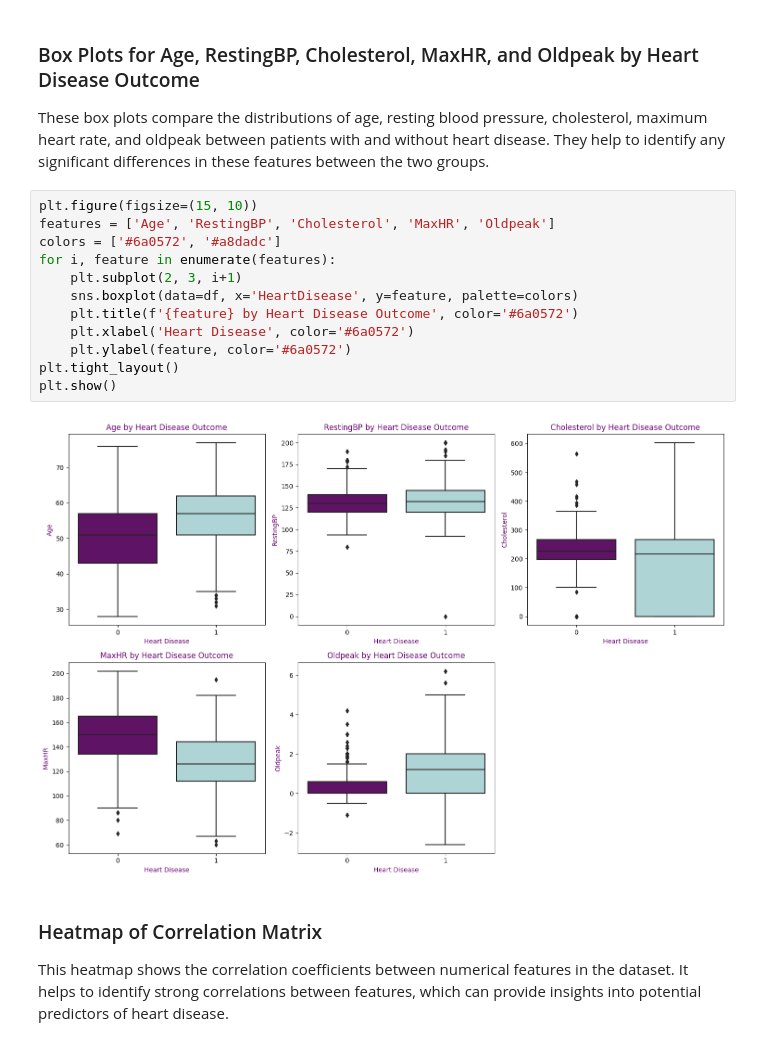
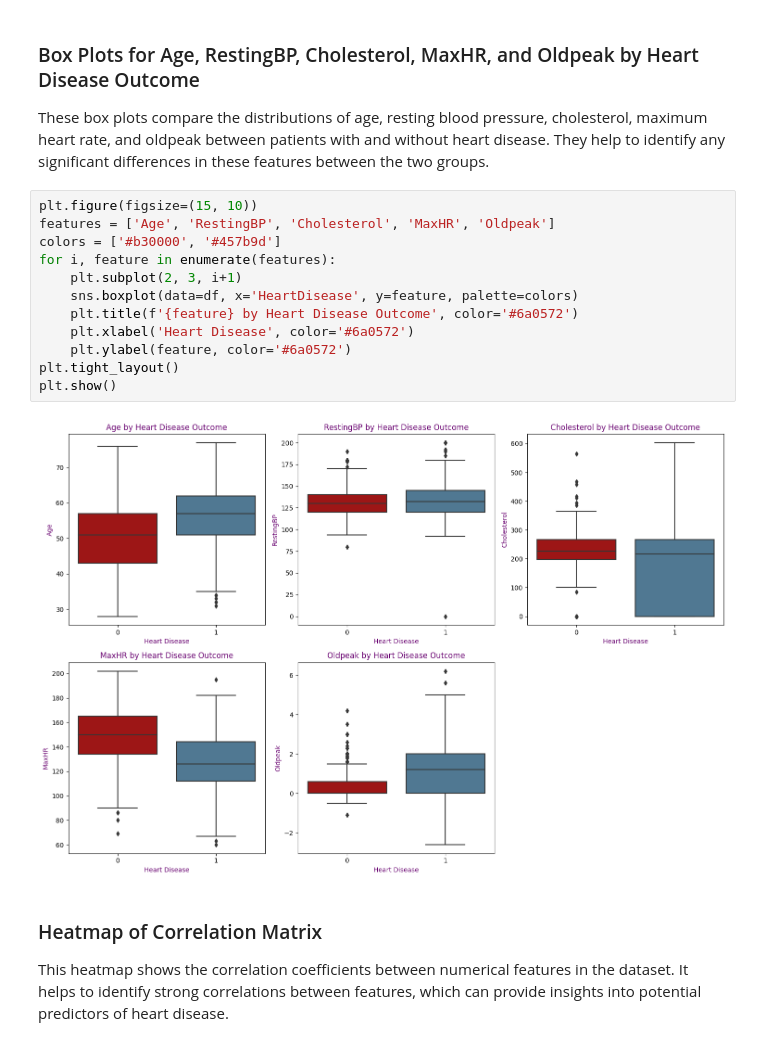
Before and after one commit to syedfaiqueali/CT-562-Machine-Learning, a Jupyter notebook: heart-disease-prediction-using-ann-cnn.ipynb, the cells around one changed output. Drawn from its saved outputs; the diff is of its cells as text.

```diff
--- a/heart-disease-prediction-using-ann-cnn.ipynb
+++ b/heart-disease-prediction-using-ann-cnn.ipynb
@@ -128,17 +128,17 @@ These box plots compare the distributions of age, resting blood pressure, choles
 # %%
 plt.figure(figsize=(15, 10))
 features = ['Age', 'RestingBP', 'Cholesterol', 'MaxHR', 'Oldpeak']
-colors = ['#6a0572', '#a8dadc']
+colors = ['#b30000', '#457b9d']
 for i, feature in enumerate(features):
     plt.subplot(2, 3, i+1)
     sns.boxplot(data=df, x='HeartDisease', y=feature, palette=colors)
     plt.title(f'{feature} by Heart Disease Outcome', color='#6a0572')
     plt.xlabel('Heart Disease', color='#6a0572')
     plt.ylabel(feature, color='#6a0572')
 plt.tight_layout()
 plt.show()
 # %% [output]
-[figure, old version]
+[figure, new version]
 # %% [markdown]
 ### Heatmap of Correlation Matrix
 
```
Also changed, not shown: parts of 7 cells of this notebook.
